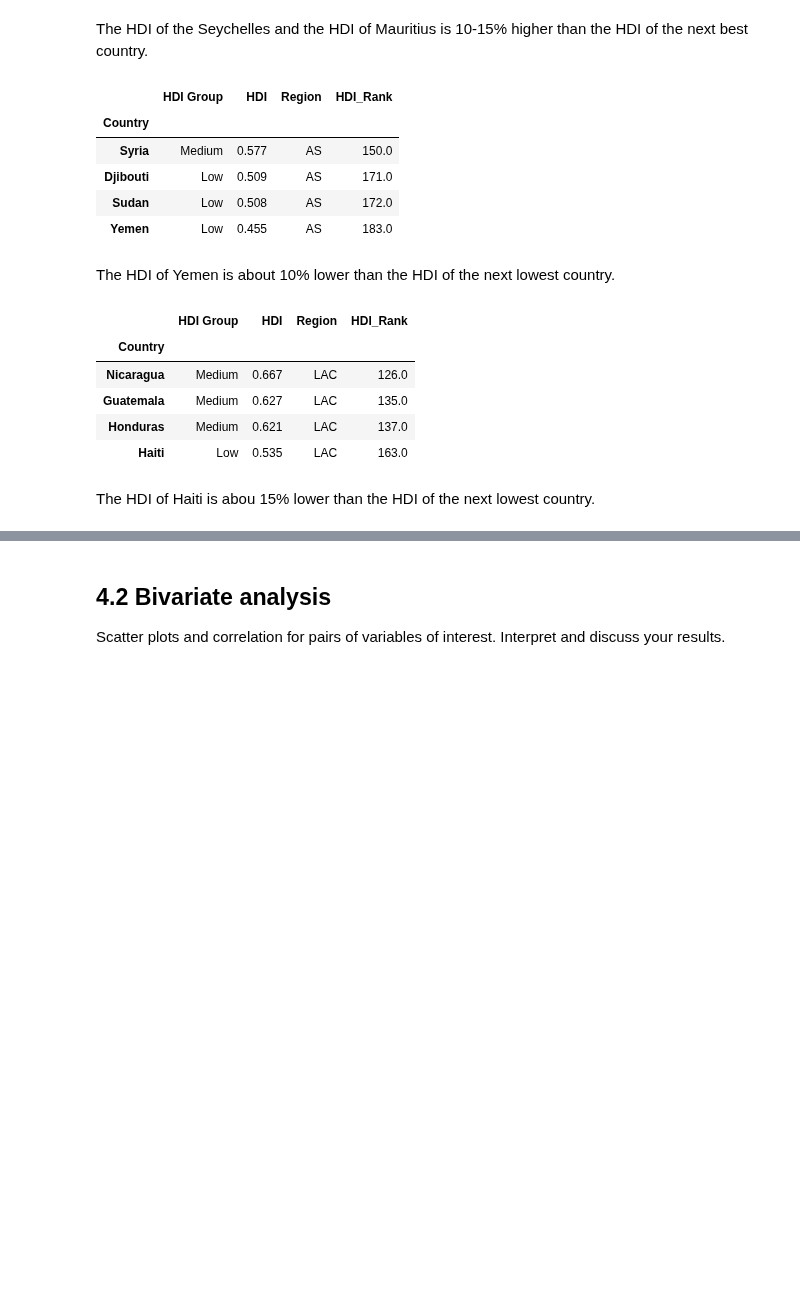
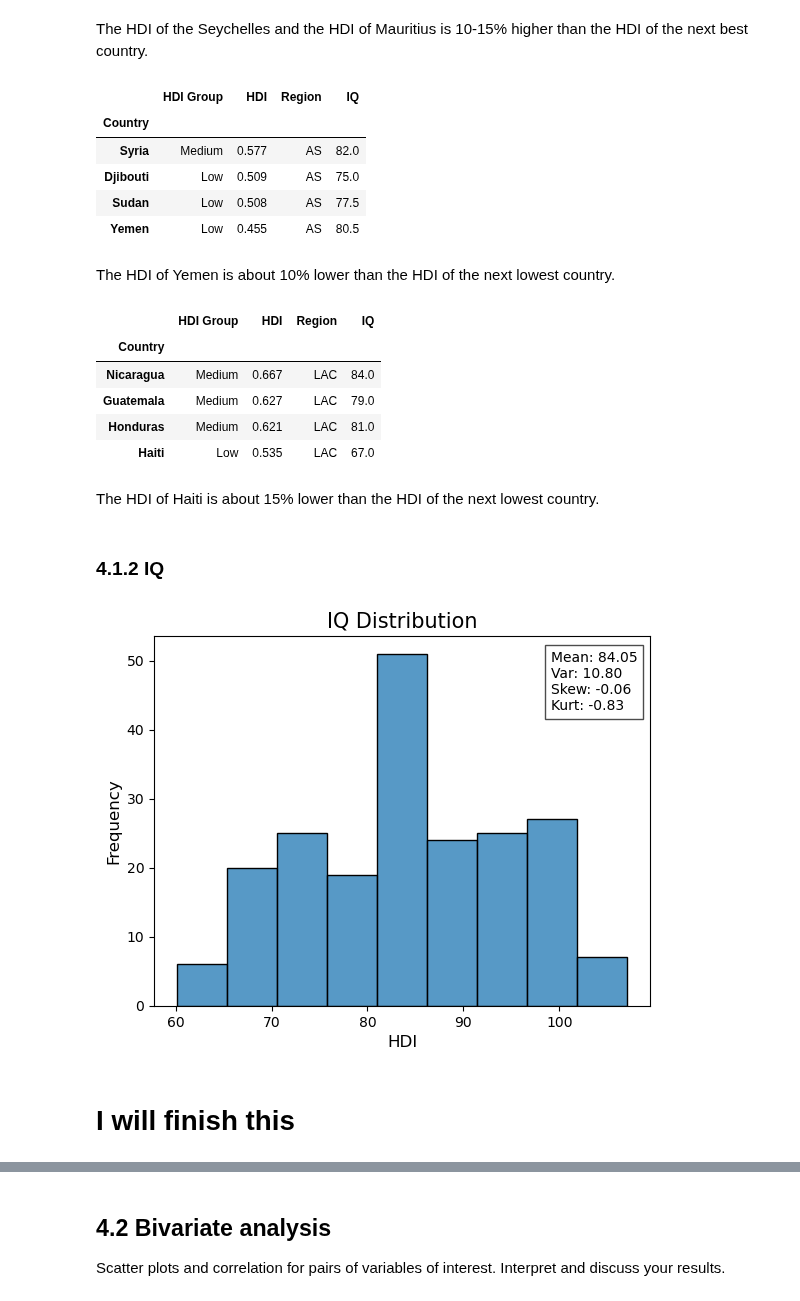
Before and after one commit to jakthehut/HDI-IQ-Analysis, a Jupyter notebook: hdi_iq_analysis.ipynb, the cells around one changed output, grey strips where cells are left out. Cells and saved outputs as stored; diff of their text form; code cells hidden in the pictures; blank space fills up the shorter version.

```diff
--- a/hdi_iq_analysis.ipynb
+++ b/hdi_iq_analysis.ipynb
@@ -604,22 +647,40 @@ The HDI of the Seychelles and the HDI of Mauritius is 10-15% higher than the HDI
 # %%
-hdi_df[hdi_df['Region'] == 'AS'].sort_values(by='HDI', ascending=False).tail(4)
+merged_df[merged_df['Region'] == 'AS'].sort_values(by='HDI', ascending=False).tail(4)
 # %% [output]
-|  | HDI Group | HDI | Region | HDI_Rank |
+|  | HDI Group | HDI | Region | IQ |
 | Country |  |  |  |  |
-| Syria | Medium | 0.577 | AS | 150.0 |
-| Djibouti | Low | 0.509 | AS | 171.0 |
-| Sudan | Low | 0.508 | AS | 172.0 |
-| Yemen | Low | 0.455 | AS | 183.0 |
+| Syria | Medium | 0.577 | AS | 82.0 |
+| Djibouti | Low | 0.509 | AS | 75.0 |
+| Sudan | Low | 0.508 | AS | 77.5 |
+| Yemen | Low | 0.455 | AS | 80.5 |
 # %% [markdown]
 The HDI of Yemen is about 10% lower than the HDI of the next lowest country.
 # %%
-hdi_df[hdi_df['Region'] == 'LAC'].sort_values(by='HDI', ascending=False).tail(4)
+merged_df[merged_df['Region'] == 'LAC'].sort_values(by='HDI', ascending=False).tail(4)
 # %% [output]
-|  | HDI Group | HDI | Region | HDI_Rank |
+|  | HDI Group | HDI | Region | IQ |
 | Country |  |  |  |  |
-| Nicaragua | Medium | 0.667 | LAC | 126.0 |
-| Guatemala | Medium | 0.627 | LAC | 135.0 |
-| Honduras | Medium | 0.621 | LAC | 137.0 |
-| Haiti | Low | 0.535 | LAC | 163.0 |
+| Nicaragua | Medium | 0.667 | LAC | 84.0 |
+| Guatemala | Medium | 0.627 | LAC | 79.0 |
+| Honduras | Medium | 0.621 | LAC | 81.0 |
+| Haiti | Low | 0.535 | LAC | 67.0 |
 # %% [markdown]
-The HDI of Haiti is abou 15% lower than the HDI of the next lowest country.
+The HDI of Haiti is about 15% lower than the HDI of the next lowest country.
+# %% [markdown]
+### 4.1.2 IQ
+# %%
+# Plotting the IQ data
+sns.histplot(iq_df['IQ'])
+mean_iq, standard_dev_iq, skewness_iq, kurtosis_iq = merged_df['IQ'].mean(), merged_df['IQ'].std(), skew(merged_df['IQ']), kurtosis(merged_df['IQ'])
+plt.text(0.8, 0.8, 'Mean: {:.2f}'.format(mean_iq)+ '\n'+ 'Var: {:.2f}'.format(standard_dev_iq)+ '\n'+ 'Skew: {:.2f}'.format(skewness_iq)+ '\n'+ 'Kurt: {:.2f}'.format(kurtosis_iq),
+             transform=plt.gca().transAxes, fontsize=10,  bbox=dict(facecolor='white', alpha=0.7))
+
+# Increase font of the title and the labels
+plt.title('IQ Distribution', fontsize=15)
+plt.xlabel('HDI', fontsize=12)
+plt.ylabel('Frequency', fontsize=12)
+plt.show()
+# %% [output]
+[figure, added]
+# %% [markdown]
+# I will finish this
```
Also changed, not shown: parts of 22 cells of this notebook.
